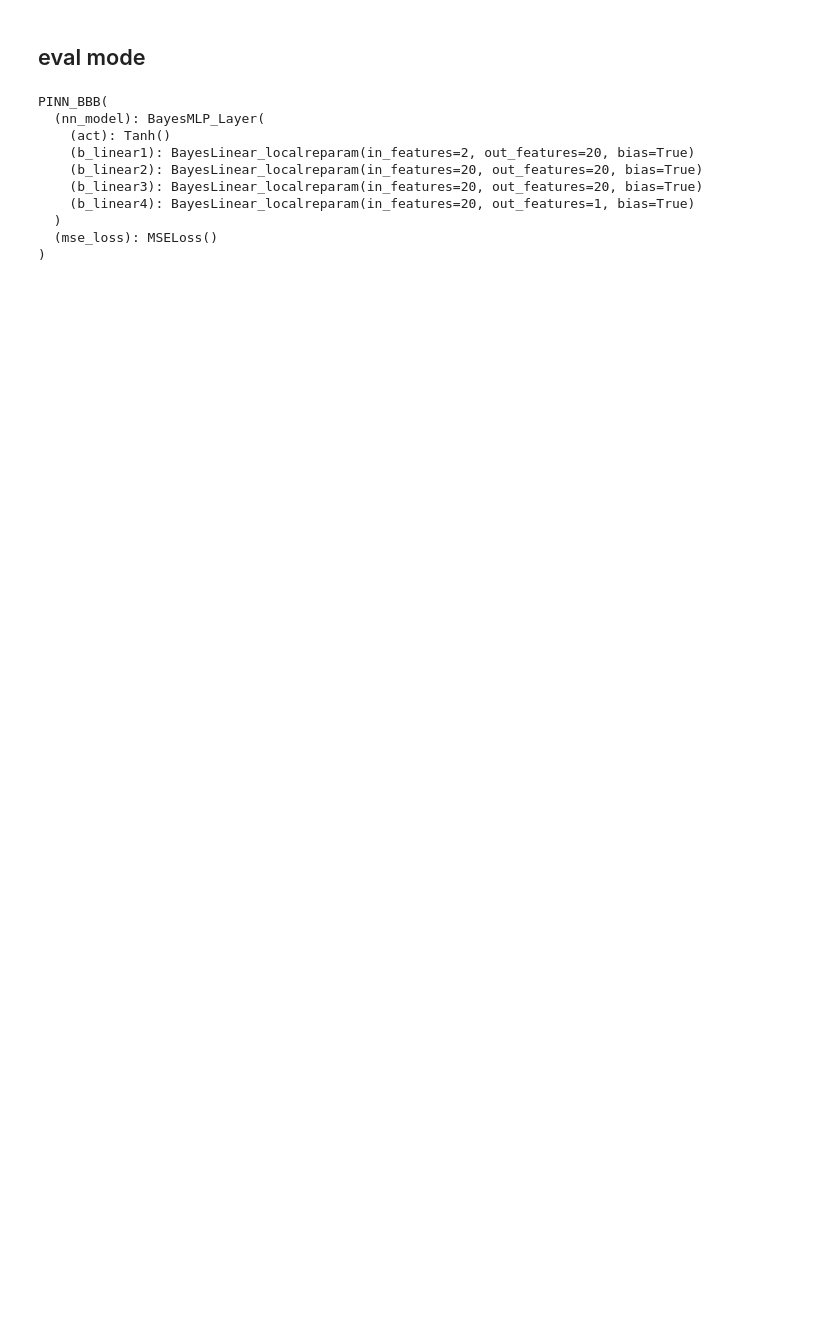
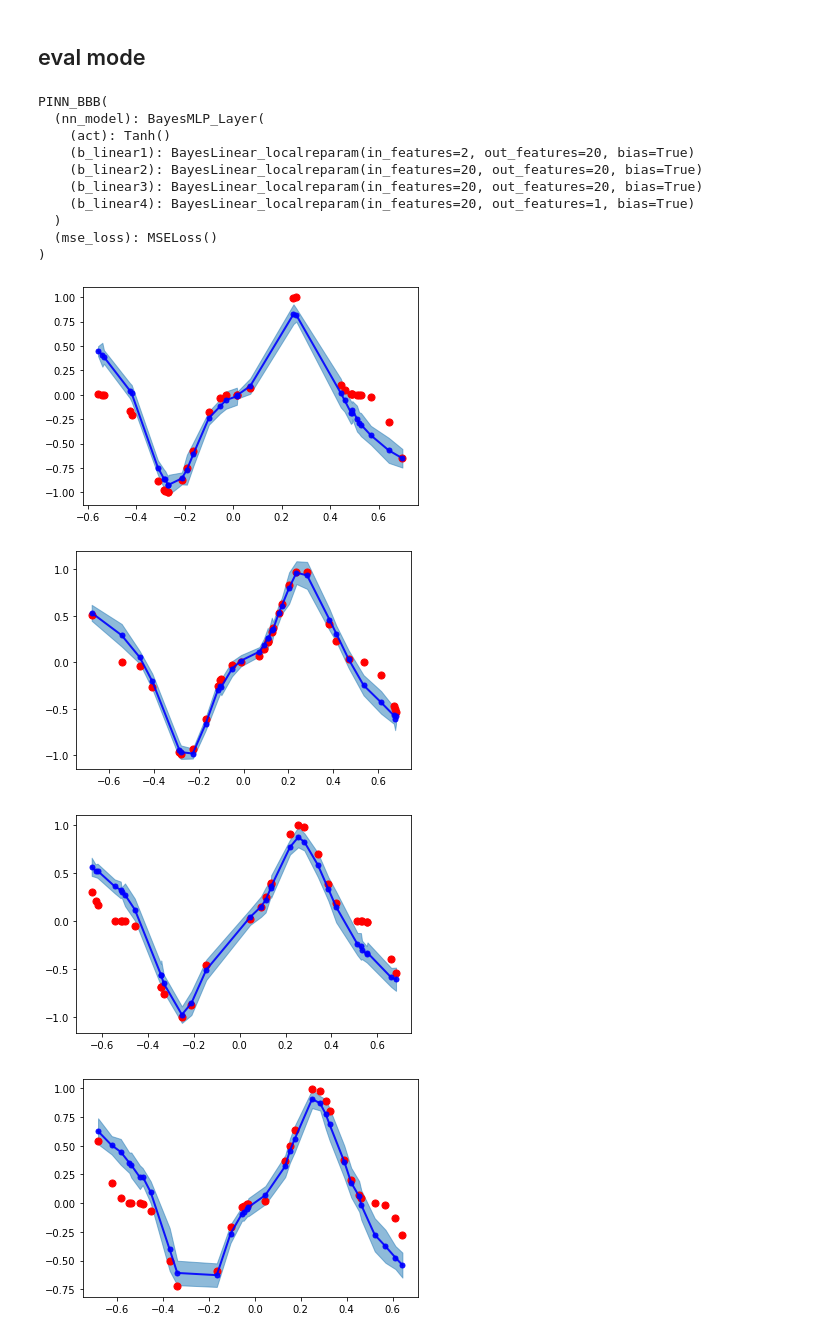
Before and after one commit to becre2021/mas480_project, a Jupyter notebook: Bayesian_PINN_v1-BBB_localrepam.ipynb, the cells around one changed output. Cells and saved outputs as stored; diff of their text form; code cells hidden in the pictures; blank space fills up the shorter version.

```diff
--- a/Bayesian_PINN_v1-BBB_localrepam.ipynb
+++ b/Bayesian_PINN_v1-BBB_localrepam.ipynb
@@ -465,7 +461,8 @@ optimizer = torch.optim.Adam(model.parameters(), lr=trainconfig.lr,weight_decay=
 model.train()
 for j in range(1,trainconfig.nepochs+1):
     rd_set,init_set,bd_set = gen_obs(dataconfig)
-    loss_rd,loss_init,loss_bd = model.compute_loss(*rd_set[:-1],*init_set,*bd_set)
+    #loss_rd,loss_init,loss_bd = model.compute_loss(*rd_set[:-1],*init_set,*bd_set)
+    loss_rd,loss_init,loss_bd = model.compute_loss(*rd_set[:2],*init_set,*bd_set)
 
     loss_data = loss_rd[0] + 0.5*(loss_init[0] + loss_bd[0])
     loss_reg = loss_rd[1] + 0.5*(loss_init[1] + loss_bd[1])
@@ -523,7 +524,7 @@ PINN_BBB(
 # %%
 rd_set,init_set,bd_set = gen_obs(dataconfig)
 
-xt_rd,y_rd,f = rd_set
+xt_rd,y_rd,f,u_rd = rd_set
 xt_init,u_init = init_set
 xt_bd,u_bd = bd_set
 # %%
@@ -533 +532,51 @@ pred_mu,pred_std = model.compute_preddist(xt_rd,num_sample=10)
+# %%
+def sort_xy(x,y):
+#     x_sorted,idx_sorted = torch.sort(xt_rd[j,:,0])
+#     y_sorted = pred_mu[j,:,0][idx_sorted]
+    x_sorted,idx_sorted = torch.sort(x)
+    y_sorted = y[idx_sorted]
+    return x_sorted.cpu().data.numpy(), y_sorted.cpu().data.numpy()
+# %%
+#for x_rd,y_rd,u_rd in xt_rd,u:
+#figure()
+for j in range(4):
+    #model.sample()
+    #uxt_rd = model(xt_rd)
+
+    fig = plt.figure()
+    #plt.scatter(xt_rd[j,:,0].cpu().data.numpy(),uxt_rd[j,:,0].cpu().data.numpy(),color='b')
+    x,y = sort_xy( xt_rd[j,:,0],pred_mu[j,:,0] )
+    #plt.scatter(x,y,s=50,color='b')
+    plt.plot(x,y,'b-o',markersize=5,linewidth=2,alpha=0.9)
+
+
+    x,y_l = sort_xy(xt_rd[j,:,0],(pred_mu-2*pred_std)[j,:,0])
+    x,y_u = sort_xy(xt_rd[j,:,0],(pred_mu+2*pred_std)[j,:,0])
+    plt.fill_between(x,y_l,y_u,color='tab:blue', alpha=0.5)
+
+
+    x,y = sort_xy( xt_rd[j,:,0],u_rd[j,:,0] )
+    plt.scatter(x,y,s=50,color='r')
+    #plt.scatter(x,y,'r',markersize=5,linewidth=2,alpha=0.9)
+
+
+#     plt.scatter(xt_init[j,:,0].cpu().data.numpy(),u_init[j,:,0].cpu().data.numpy(),color='r')
+#     plt.scatter(xt_bd[j,:,0].cpu().data.numpy(),u_bd[j,:,0].cpu().data.numpy())
+
+    plt.show()
+
+
+#plt.scatter(xt_rd[0,:,0].cpu().data.numpy(),f[0,:,0].cpu().data.numpy(),zorder=2)
+#plt.scatter(xt_rd[1,:,0].cpu().data.numpy(),rd_set[2][1,:,0].cpu().data.numpy())
+
+
+# for x_rd,y_rd,u_rd in xt_rd,u:
+#     figure()
+#     plt.scatter(xt_rd[0,:,0].cpu().data.numpy(),uxt_rd[1,:,0].cpu().data.numpy())
+#     plt.scatter(xt_rd[1,:,0].cpu().data.numpy(),rd_set[2][1,:,0].cpu().data.numpy())
+# %% [output]
+[figure, added]
+[figure, added]
+[figure, added]
+[figure, added]
 # %%
```
Also changed, not shown: parts of 10 cells of this notebook, 8 other files.
